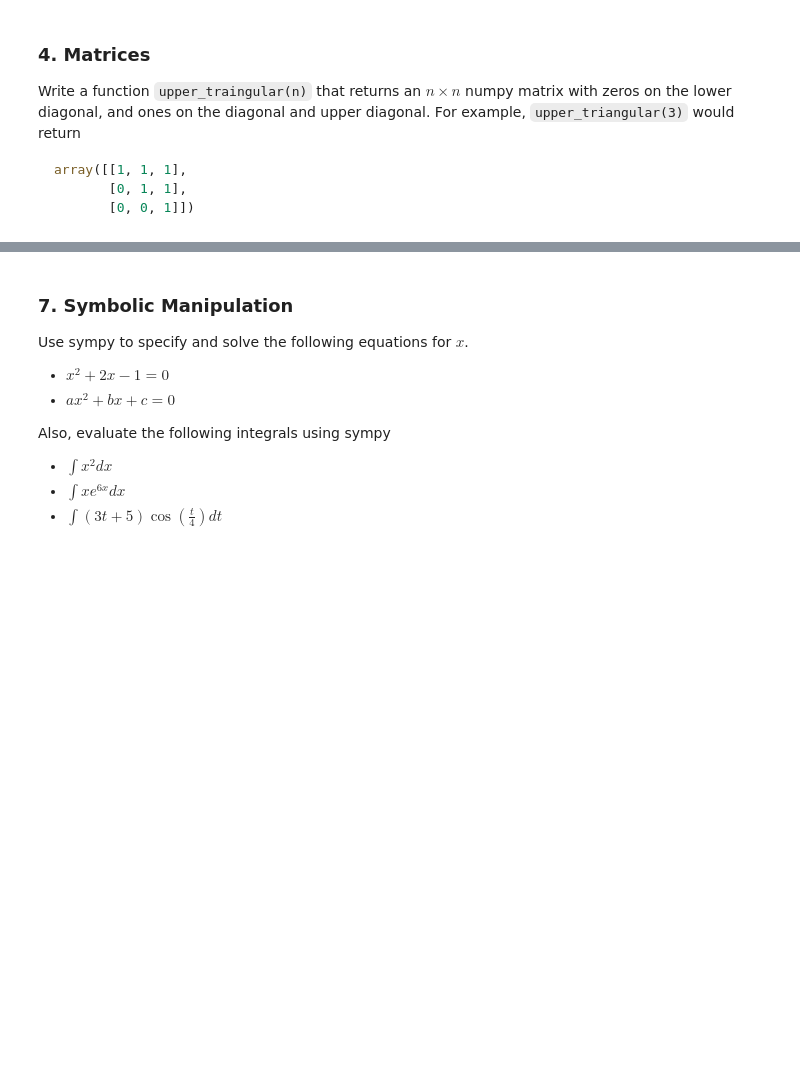
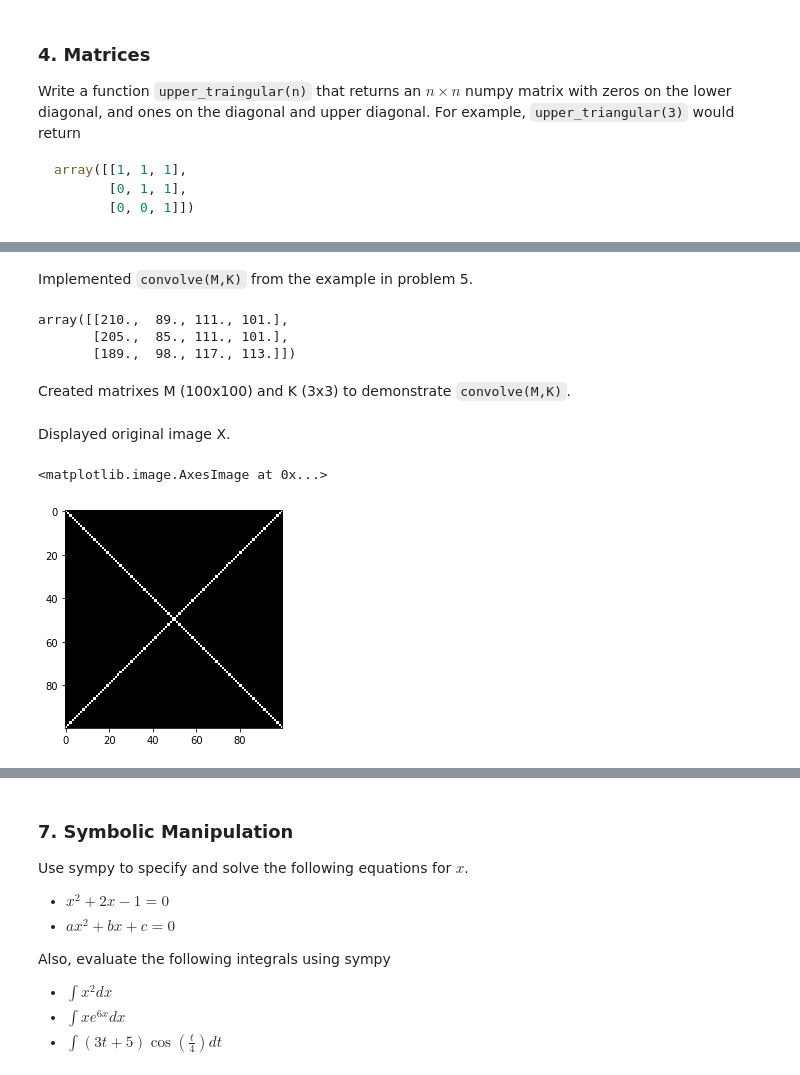
Before and after one commit to kegedy/EE502P, a Jupyter notebook: hw/kevin/HW01.ipynb, the cells around one changed output, grey strips where cells are left out. Drawn from its saved outputs; the diff is of its cells as text; code cells hidden in the pictures; blank space fills up the shorter version.

```diff
--- a/hw/kevin/HW01.ipynb
+++ b/hw/kevin/HW01.ipynb
@@ -71,0 +241,39 @@ Use `imshow` to display both images using subplots.
+# %% [markdown]
+Implemented `convolve(M,K)` from the example in problem 5.
+# %%
+M = np.matrix([
+    [0,105,102,100,97,96],
+    [0,103,99,103,101,102],
+    [0,101,98,104,102,100],
+    [0,99,101,106,104,99],
+    [0,104,104,104,100,98]
+])
+K = np.matrix([
+    [0,-1,0],
+    [-1,5,-1],
+    [0,-1,0]
+])
+convolve(M,K)
+# %% [output]
+array([[210.,  89., 111., 101.],
+       [205.,  85., 111., 101.],
+       [189.,  98., 117., 113.]])
+# %% [markdown]
+Created matrixes M (100x100) and K (3x3) to demonstrate `convolve(M,K)`.
+# %%
+# K(3x3)
+K = np.multiply(1/16,np.matrix([[1,2,1],[2,4,2],[1,2,1]]))
+
+# X(100x100) initialed with value 0
+X = np.zeros((100,100))
+# White pixels
+for i in range(X.shape[0]):
+    X[i,i] = 1
+    X[i,-i-1] = 1
+# %% [markdown]
+Displayed original image X.
+# %%
+plt.imshow(X,cmap='gray')
+# %% [output]
+<matplotlib.image.AxesImage at 0x...>
+[figure, added]
```
Also changed, not shown: parts of 44 cells of this notebook.
